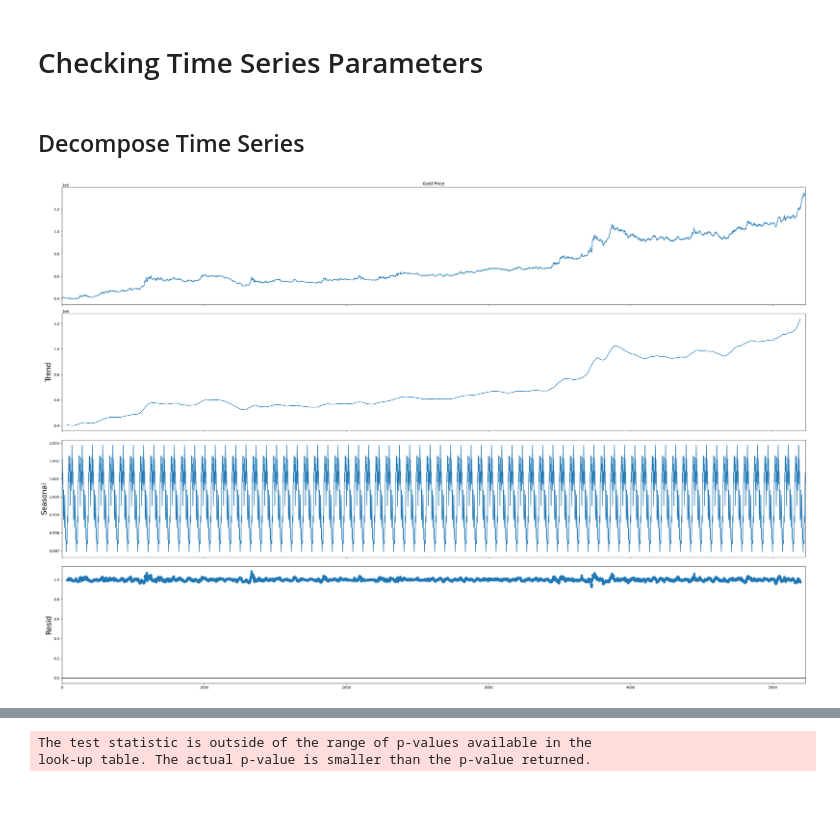
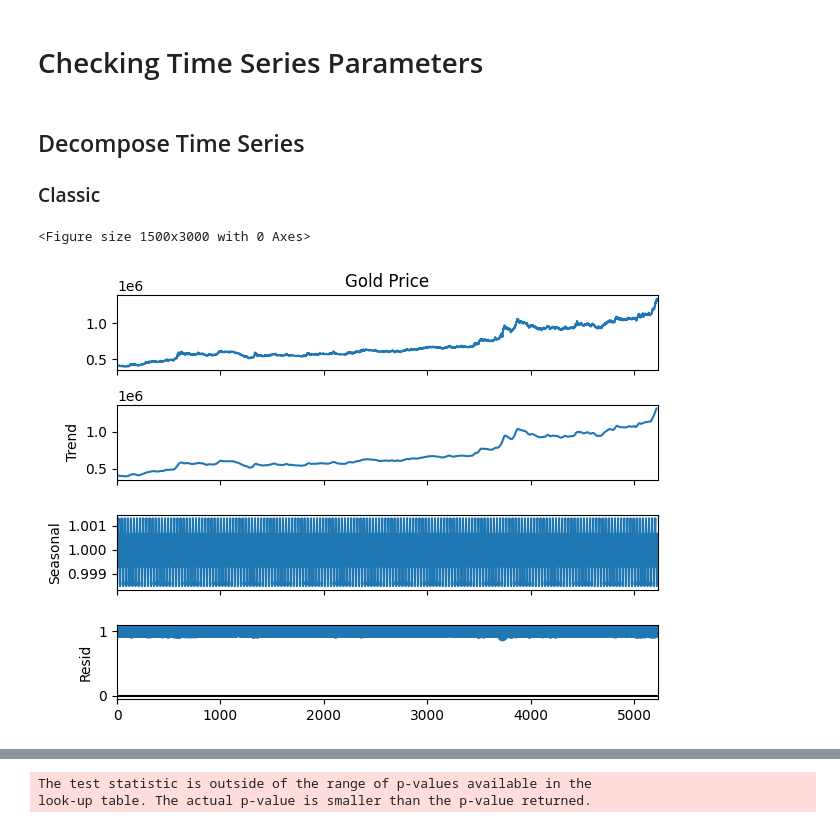
Before and after one commit to fahmiam2/antam-gold-forecasting, a Jupyter notebook: exploratory-data-analysis/notebooks/NB2_Initial_Exploration_Daily.ipynb, the cells around one changed output, grey strips where cells are left out. Drawn from its saved outputs; the diff is of its cells as text; code cells hidden in the pictures; blank space fills up the shorter version.

```diff
--- a/exploratory-data-analysis/notebooks/NB2_Initial_Exploration_Daily.ipynb
+++ b/exploratory-data-analysis/notebooks/NB2_Initial_Exploration_Daily.ipynb
@@ -14,8 +14,7 @@ import numpy as np
 import plotly.express as px
 
 import statsmodels.api as sm
-from statsmodels.tsa.seasonal import seasonal_decompose
-from statsmodels.tsa.seasonal import seasonal_decompose
+from statsmodels.tsa.seasonal import seasonal_decompose, STL
 from statsmodels.tsa.stattools import adfuller, kpss
 from statsmodels.tsa.filters.hp_filter import hpfilter
 from statsmodels.graphics.tsaplots import plot_acf, plot_pacf
@@ -26,8 +25,8 @@ from datetime import datetime
 import locale
 
 
-plt.rcParams['figure.figsize']=(30,20)
-plt.rcParams['axes.labelsize']=20
+# plt.rcParams['figure.figsize']=(30,20)
+# plt.rcParams['axes.labelsize']=20
 plt.rcParams['axes.grid'] = False
 # %% [markdown]
 Helper Functions
@@ -328,10 +327,14 @@ fig.show()
 # Checking Time Series Parameters
 # %% [markdown]
 ## Decompose Time Series
+
+### Classic
 # %%
 #Decompose
-decomposition = seasonal_decompose(data2_cleaned['Gold Price'], model='multiplicative', period=72)
+plt.figure(figsize=(15,30))
+decomposition = seasonal_decompose(data2_cleaned['Gold Price'], model='multiplicative', period=30)
 decomposition.plot()
 plt.show()
 # %% [output]
+<Figure size 1500x3000 with 0 Axes>
-[figure, old version]
+[figure, new version]
```
Also changed, not shown: parts of 22 cells of this notebook.
